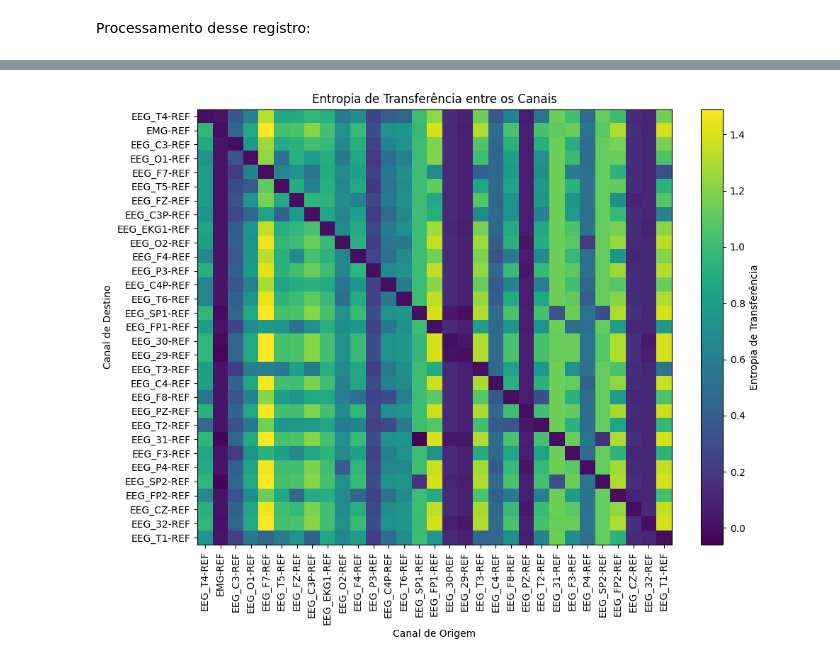
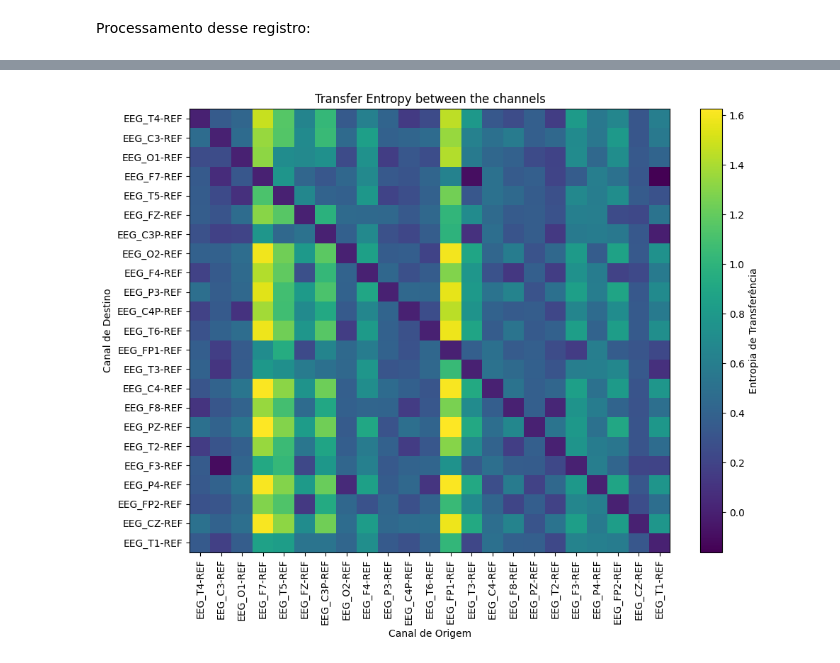
Before and after one commit to labneoc/generativediffusion, a Jupyter notebook: preprocessing.ipynb, the cells around one changed output, grey strips where cells are left out. Cells and saved outputs as stored; diff of their text form; code cells hidden in the pictures.

Commit message:
Ajuste no processamento e adicionais

```diff
--- a/preprocessing.ipynb
+++ b/preprocessing.ipynb
@@ -133,24 +142,44 @@ os.makedirs(output_dir, exist_ok=True)
 # %%
+# Lista de canais a serem excluídos
+excluded_channels = [
+    'EEG_EKG1-REF', 'EEG_SP1-REF', 'EEG_SP2-REF', 'EMG-REF',
+    'EEG_29-REF', 'EEG_30-REF', 'EEG_31-REF', 'EEG_32-REF',
+    'IBI', 'BURSTS', 'SUPPR'
+]
+
+# Tempo para excluir o ruído inicial (em segundos)
+time_to_exclude = 200  # Ajuste conforme necessário
+
 # Função para pré-processamento
 def preprocess_eeg(raw_data, output_dir):
     # Certificar que os dados estão carregados na memória
     raw_data.load_data()
     print("Dados carregados na memória.")
 
-    # 1. Filtragem
-    raw_data.filter(1., 50., fir_design='firwin')
-    print("Filtragem aplicada (1-50 Hz).")
+    # 1. Filtragem com band-pass (0.5 - 150 Hz)
+    raw_data.filter(0.5, 120., fir_design='firwin')
+    print("Filtragem aplicada (0.5-150 Hz).")
 
-    # 2. Extrair dados e nomes dos canais
+    # 2. Excluir canais indesejados
+    picks = [i for i, ch in enumerate(raw_data.ch_names) if ch not in excluded_channels]
+    raw_data.pick(picks)
+    print(f"Canais excluídos: {excluded_channels}")
+
+    # 3. Excluir ruído inicial
+    raw_data.crop(tmin=time_to_exclude, tmax=None)  # Cortar o ruído inicial
+    print(f"Primeiros {time_to_exclude} segundos excluídos.")
+
+    # 4. Extrair dados e nomes dos canais restantes
     eeg_data = raw_data.get_data()  # [n_canais x n_amostras]
     channel_names = raw_data.ch_names
 
-    # 3. Normalização
+    # 5. Normalização
     scaler = StandardScaler()
     eeg_data_normalized = scaler.fit_transform(eeg_data.T).T  # Normalizar por canal
     print("Normalização aplicada (zero-mean, unit-variance).")
 
-    # 4. Salvar os sinais processados
+    # 6. Salvar os sinais processados
+    os.makedirs(output_dir, exist_ok=True)
     for i, channel in enumerate(channel_names):
         channel_data = eeg_data_normalized[i]
         output_path = os.path.join(output_dir, f"{channel.replace(' ', '_')}.npy")
@@ -159,6 +188,9 @@ def preprocess_eeg(raw_data, output_dir):
 
     print(f"Todos os canais foram processados e salvos em {output_dir}.")
 
+# Configuração do diretório de saída
+output_dir = '/Users/analuiza/Documents/codes/templedata/00007656_s010_t000_processed_data'
+
 # Executar o pré-processamento
 preprocess_eeg(raw_data, output_dir)
 # %% [output]
@@ -292,38 +324,37 @@ def transfer_entropy(x, y, bins=16):
 
 # Diretório e exclusões
 processed_dir = '/Users/analuiza/Documents/codes/templedata/00007656_s010_t000_processed_data'
-excluded_channels = ['IBI', 'BURSTS', 'SUPPR']
 processed_files = [
     f for f in os.listdir(processed_dir) if f.endswith('.npy') and not any(exc in f for exc in excluded_channels)
 ]
 
 # Carregar sinais
 signals = []
 channel_names = []
 for file in processed_files:
     signal = np.load(os.path.join(processed_dir, file))
     signals.append(signal)
     channel_names.append(file.replace('.npy', ''))
 
 # Calcular entropia de transferência entre canais
 n_channels = len(signals)
 te_matrix = np.zeros((n_channels, n_channels))
 
 for i in range(n_channels):
     for j in range(n_channels):
         if i != j:  # Evitar diagonal principal
             te_matrix[i, j] = transfer_entropy(signals[i], signals[j])
 
 # Plotar a matriz de Entropia de Transferência
 plt.figure(figsize=(10, 8))
 plt.imshow(te_matrix, cmap='viridis', aspect='auto')
 plt.colorbar(label='Entropia de Transferência')
 plt.xticks(ticks=np.arange(n_channels), labels=channel_names, rotation=90)
 plt.yticks(ticks=np.arange(n_channels), labels=channel_names)
-plt.title('Entropia de Transferência entre os Canais')
+plt.title('Transfer Entropy between the channels')
 plt.xlabel('Canal de Origem')
 plt.ylabel('Canal de Destino')
 plt.tight_layout()
 plt.show()
 # %% [output]
-[figure, old version]
+[figure, new version]
```
Also changed, not shown: parts of 10 cells of this notebook, 37 other files.
